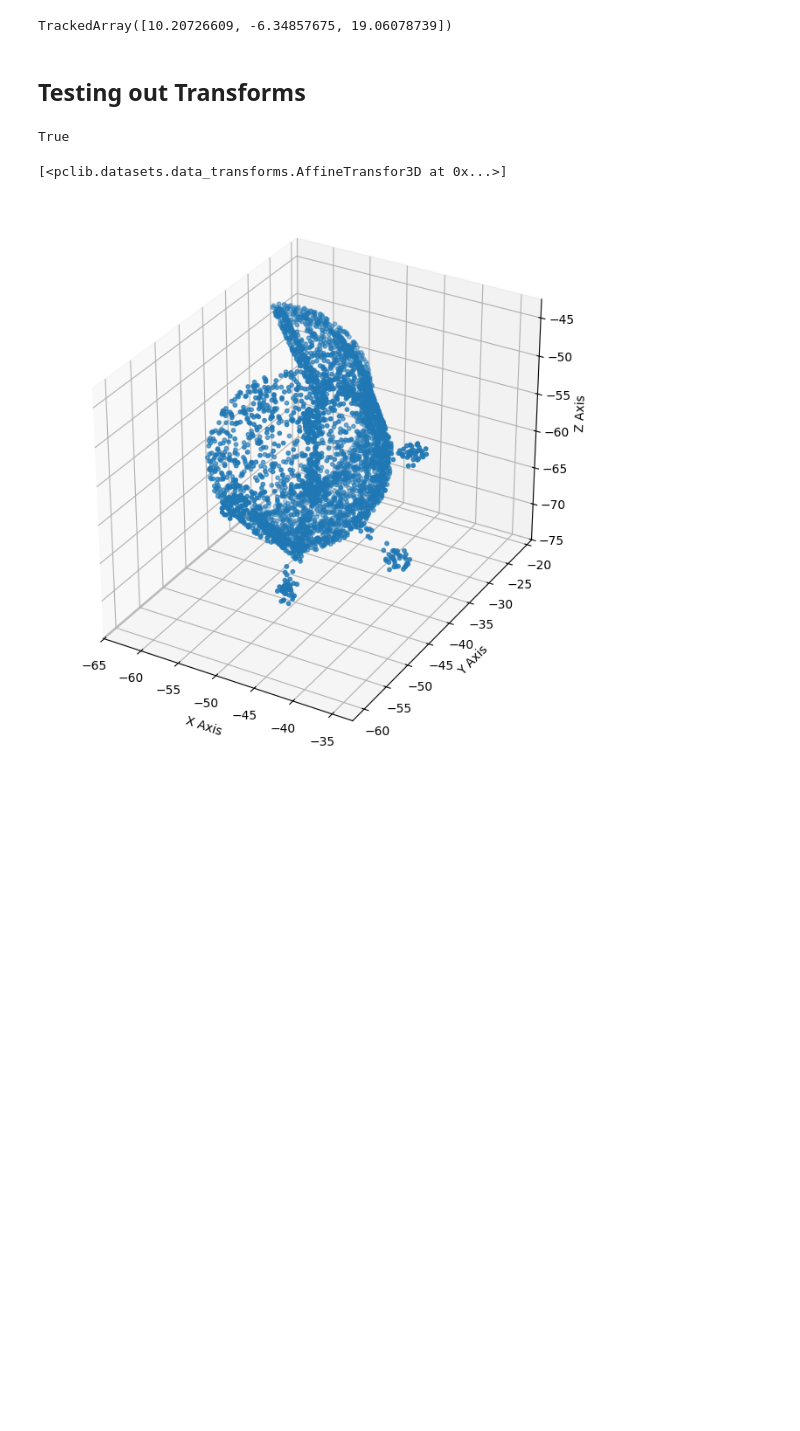
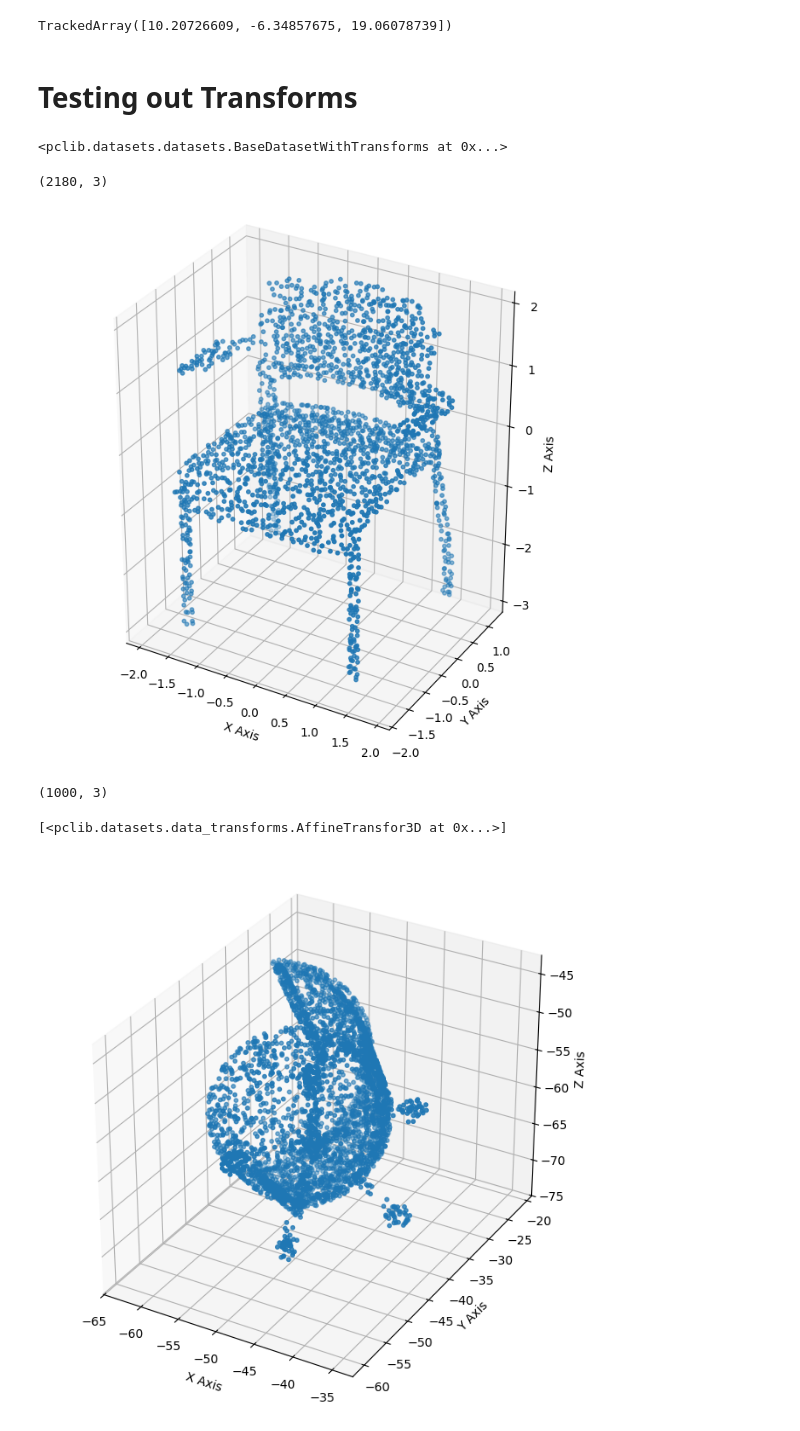
Before and after one commit to SammyAgrawal/physicsx-takehome, a Jupyter notebook: mle_libraries_take-home/examples/exploratory_data_analysis.ipynb, the cells around one changed output. Cells and saved outputs as stored; diff of their text form; code cells hidden in the pictures; blank space fills up the shorter version.

```diff
--- a/mle_libraries_take-home/examples/exploratory_data_analysis.ipynb
+++ b/mle_libraries_take-home/examples/exploratory_data_analysis.ipynb
@@ -46,6 +52,6 @@ chair_sample.vertices.mean(axis=0)
 # %% [output]
 TrackedArray([10.20726609, -6.34857675, 19.06078739])
 # %% [markdown]
-## Testing out Transforms
+# Testing out Transforms
 # %%
 from pclib.datasets import load_dataset
@@ -53,11 +59,31 @@ from pclib.datasets.data_transforms import BaseDataTransform, AffineTransfor3D
 # %%
 dataset = load_dataset(data_path, categories, dataset_type="transforms")
+dataset._file_paths[::100]
+dataset
+# %% [output]
+<pclib.datasets.datasets.BaseDatasetWithTransforms at 0x...>
-# %%
-T = AffineTransfor3D(method="random")
-
-isinstance(T, BaseDataTransform)
-# %% [output]
-True
+# %%
+T0 = transforms.AffineTransfor3D(method="random")
+T1 = transforms.Normalize()
+T2 = transforms.DownSample(method="voxel", voxel_size=[0.1, 0.1, 0.1])
+T3 = transforms.UniformSizedEmbedding(method="random", n_points=1000)
+
+dataset.set_transforms([T1, T2])
+
+data, label = dataset[0]
+N, d = data.shape
+N, d
+# %% [output]
+(2180, 3)
+# %%
+plot_point_cloud(data)
+# %% [output]
+[figure, added]
+# %%
+padding = np.zeros((1000 - 49, 3))
+np.vstack([data, padding]).shape
+# %% [output]
+(1000, 3)
 # %%
 dataset.set_transforms([T])
 # %%
```
Also changed, not shown: parts of 24 cells of this notebook, 6 other files.
